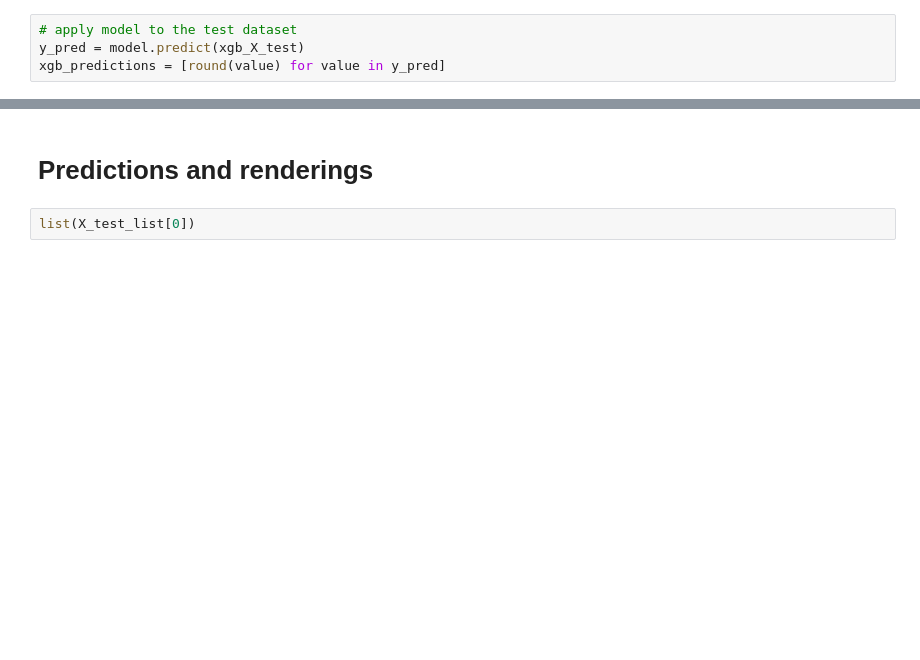
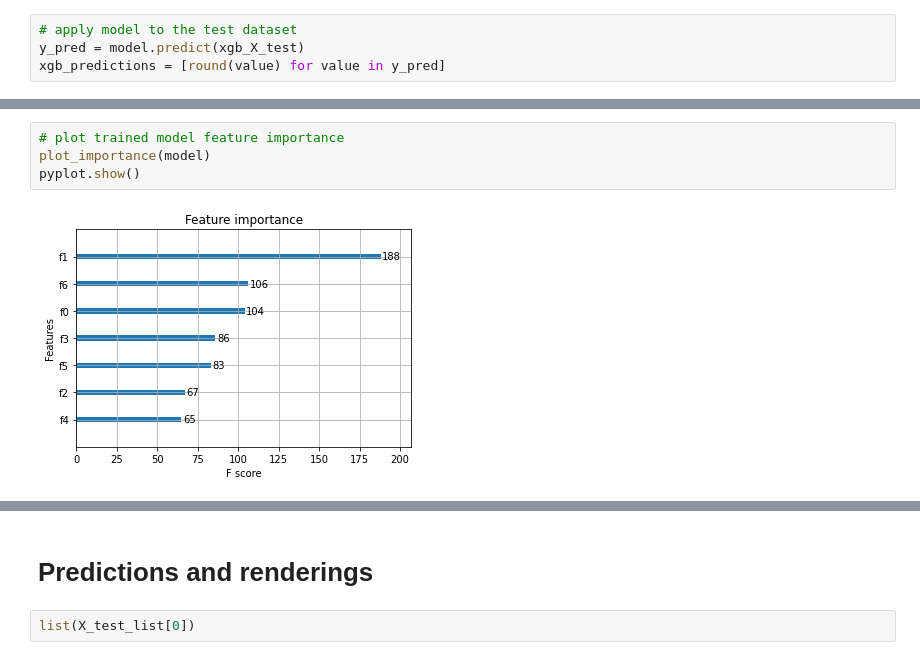
Before and after one commit to ryanmark1867/tabpfn_basics, a Jupyter notebook: notebooks/model_training.ipynb, the cells around one changed output, grey strips where cells are left out. Saved outputs shown, nothing was run; the diff lists cells and outputs as text; blank space fills up the shorter version.

```diff
--- a/notebooks/model_training.ipynb
+++ b/notebooks/model_training.ipynb
@@ -605,3 +671,9 @@ array([0.09854944, 0.03849466, 0.7620195 , 0.02190625, 0.02136476,
+# %%
+# plot trained model feature importance
+plot_importance(model)
+pyplot.show()
+# %% [output]
+[figure, added]
 # %%
 X_train_list
 # %% [output]
```
Also changed, not shown: parts of 23 cells of this notebook.
